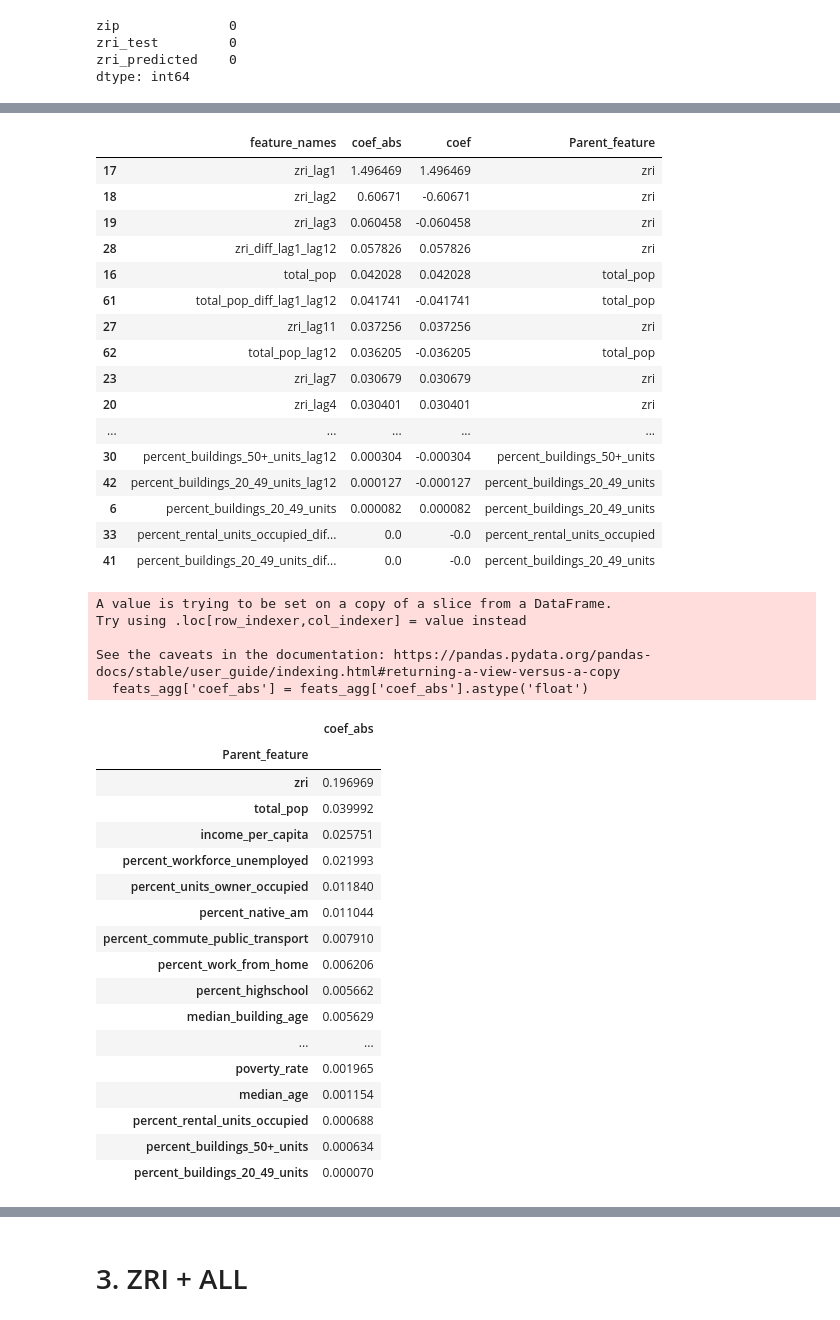
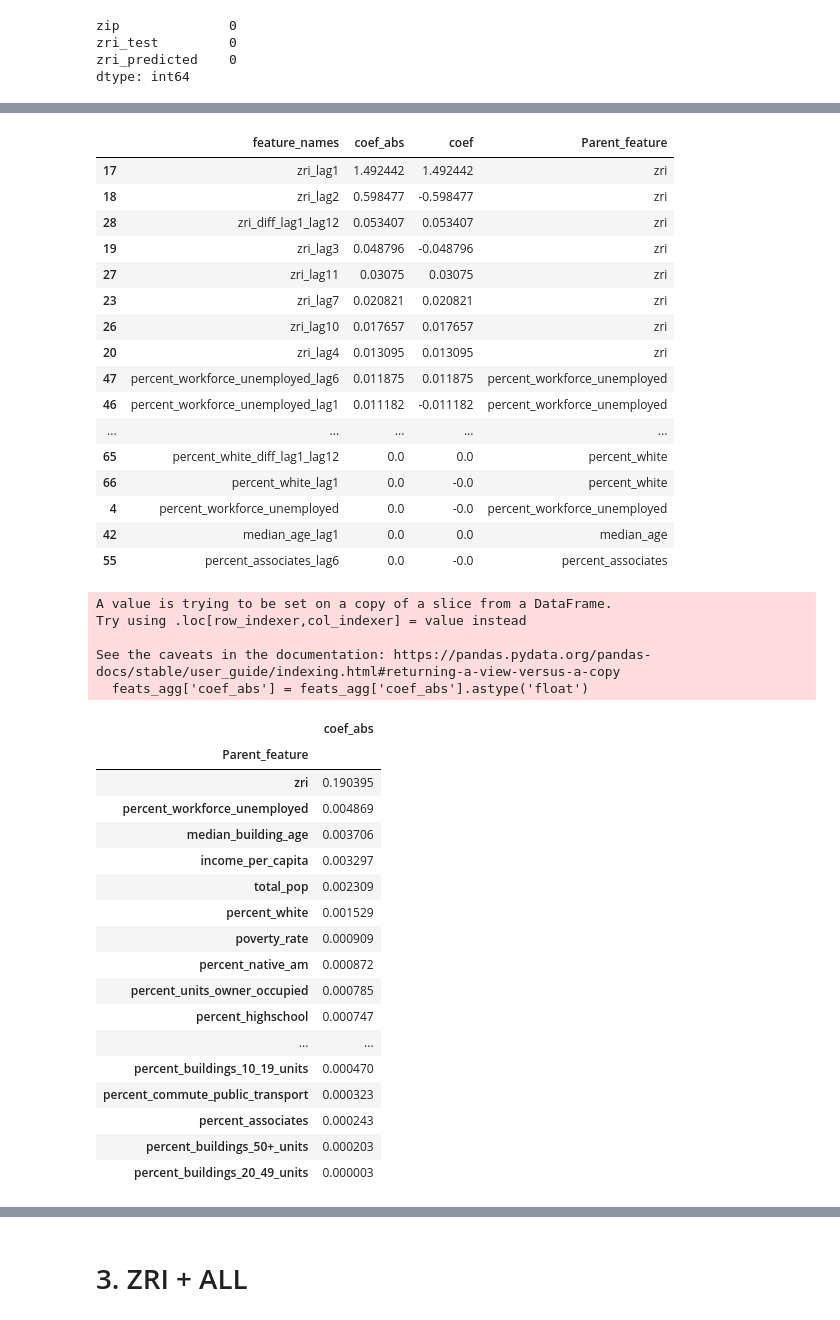
Before and after one commit to Kneck12/zillow-price-index-pred, a Jupyter notebook: Niki/Final Lasso v1.ipynb, the cells around one changed output, grey strips where cells are left out. Saved outputs shown, nothing was run; the diff lists cells and outputs as text; code cells hidden in the pictures.

```diff
--- a/Niki/Final Lasso v1.ipynb
+++ b/Niki/Final Lasso v1.ipynb
@@ -151,5 +149,5 @@ for zipcode in df['zip'].unique():
 # %%
-df = df[gen_cols + acs_cols_keep + bikeshare_cols_keep + economic_cols_keep + trends_cols_keep]
+df_orig = df_orig[gen_cols + acs_cols_keep + bikeshare_cols_keep + economic_cols_keep + trends_cols_keep]
 # %%
 scale_columns = ['percent_buildings_50+_units', 'percent_associates',
        'percent_rental_units_occupied', 'percent_white', 'percent_highschool',
@@ -167,11 +165,11 @@ scale_columns = ['percent_buildings_50+_units', 'percent_associates',
        'starbucks', 'getaway', 'places to go', 'unemployment', 'euthanasia',
        'multifamily_for_rent_searches']
 # %%
-for zipcode in df['zip'].unique():
+for zipcode in df_orig['zip'].unique():
     globals()[f"scaler_features_{zipcode}"]=StandardScaler(copy=False)
-    df_filtered=df[df['zip']==zipcode]
+    df_filtered=df_orig[df_orig['zip']==zipcode]
     df_filtered_train = df_filtered[df_filtered['year']<2019]
     globals()[f"scaler_features_{zipcode}"].fit(df_filtered_train[scale_columns])
-    df.loc[df['zip']==zipcode,scale_columns]=globals()[f"scaler_features_{zipcode}"].transform(df_filtered[scale_columns])
+    df_orig.loc[df_orig['zip']==zipcode,scale_columns]=globals()[f"scaler_features_{zipcode}"].transform(df_filtered[scale_columns])
 # %%
-df_scaled_no_lags = df.copy()
+df_scaled_no_lags = df_orig.copy()
@@ -425,7 +392,11 @@ df_zri_acs = lag_gen(df_zri_acs)
 # %%
 for col in acs_cols_keep:
     df_zri_acs = laggenerator_diff12(1,col,df_zri_acs)
+    df_zri_acs = laggenerator(1,col,df_zri_acs)
+    df_zri_acs = laggenerator(6,col,df_zri_acs)
     df_zri_acs = laggenerator(12,col,df_zri_acs)
+    #for i in range(1,4):
+       # df_zri_acs = laggenerator_diff(i,col,df)
 # %%
 df = df_zri_acs
 train = df[(df['year'] < 2019) & (df['year']>=2015)]
@@ -532,50 +528,50 @@ feature_importances['Parent_feature']=feature_importances['Parent_feature'].appl
 # %%
 #feature_importances=feature_importances.groupby('Parent_feature').agg('mean').sort_values('Importance',ascending=False)
-feature_importances
+#feature_importances
 # %% [output]
 |  | feature_names | coef_abs | coef | Parent_feature |
-| 17 | zri_lag1 | 1.496469 | 1.496469 | zri |
-| 18 | zri_lag2 | 0.60671 | -0.60671 | zri |
-| 19 | zri_lag3 | 0.060458 | -0.060458 | zri |
-| 28 | zri_diff_lag1_lag12 | 0.057826 | 0.057826 | zri |
-| 16 | total_pop | 0.042028 | 0.042028 | total_pop |
-| 61 | total_pop_diff_lag1_lag12 | 0.041741 | -0.041741 | total_pop |
-| 27 | zri_lag11 | 0.037256 | 0.037256 | zri |
-| 62 | total_pop_lag12 | 0.036205 | -0.036205 | total_pop |
-| 23 | zri_lag7 | 0.030679 | 0.030679 | zri |
-| 20 | zri_lag4 | 0.030401 | 0.030401 | zri |
+| 17 | zri_lag1 | 1.492442 | 1.492442 | zri |
+| 18 | zri_lag2 | 0.598477 | -0.598477 | zri |
+| 28 | zri_diff_lag1_lag12 | 0.053407 | 0.053407 | zri |
+| 19 | zri_lag3 | 0.048796 | -0.048796 | zri |
+| 27 | zri_lag11 | 0.03075 | 0.03075 | zri |
+| 23 | zri_lag7 | 0.020821 | 0.020821 | zri |
+| 26 | zri_lag10 | 0.017657 | 0.017657 | zri |
+| 20 | zri_lag4 | 0.013095 | 0.013095 | zri |
+| 47 | percent_workforce_unemployed_lag6 | 0.011875 | 0.011875 | percent_workforce_unemployed |
+| 46 | percent_workforce_unemployed_lag1 | 0.011182 | -0.011182 | percent_workforce_unemployed |
 | ... | ... | ... | ... | ... |
-| 30 | percent_buildings_50+_units_lag12 | 0.000304 | -0.000304 | percent_buildings_50+_units |
-| 42 | percent_buildings_20_49_units_lag12 | 0.000127 | -0.000127 | percent_buildings_20_49_units |
-| 6 | percent_buildings_20_49_units | 0.000082 | 0.000082 | percent_buildings_20_49_units |
-| 33 | percent_rental_units_occupied_dif... | 0.0 | -0.0 | percent_rental_units_occupied |
-| 41 | percent_buildings_20_49_units_dif... | 0.0 | -0.0 | percent_buildings_20_49_units |
+| 65 | percent_white_diff_lag1_lag12 | 0.0 | 0.0 | percent_white |
+| 66 | percent_white_lag1 | 0.0 | -0.0 | percent_white |
+| 4 | percent_workforce_unemployed | 0.0 | -0.0 | percent_workforce_unemployed |
+| 42 | median_age_lag1 | 0.0 | 0.0 | median_age |
+| 55 | percent_associates_lag6 | 0.0 | -0.0 | percent_associates |
 # %%
 feats_agg = feature_importances[['coef_abs','Parent_feature']]
 feats_agg['coef_abs'] = feats_agg['coef_abs'].astype('float')
-feats_agg = feats_agg.groupby('Parent_feature').agg('mean').sort_values('coef_abs',ascending=False)
-feats_agg
+feats_agg_abs = feats_agg.groupby('Parent_feature').agg('mean').sort_values('coef_abs',ascending=False)
+feats_agg_abs
 # %% [output]
 A value is trying to be set on a copy of a slice from a DataFrame.
 Try using .loc[row_indexer,col_indexer] = value instead
 
 See the caveats in the documentation: https://pandas.pydata.org/pandas-docs/stable/user_guide/indexing.html#returning-a-view-versus-a-copy
   feats_agg['coef_abs'] = feats_agg['coef_abs'].astype('float')
 |  | coef_abs |
 | Parent_feature |  |
-| zri | 0.196969 |
-| total_pop | 0.039992 |
-| income_per_capita | 0.025751 |
-| percent_workforce_unemployed | 0.021993 |
-| percent_units_owner_occupied | 0.011840 |
-| percent_native_am | 0.011044 |
-| percent_commute_public_transport | 0.007910 |
-| percent_work_from_home | 0.006206 |
-| percent_highschool | 0.005662 |
-| median_building_age | 0.005629 |
+| zri | 0.190395 |
+| percent_workforce_unemployed | 0.004869 |
+| median_building_age | 0.003706 |
+| income_per_capita | 0.003297 |
+| total_pop | 0.002309 |
+| percent_white | 0.001529 |
+| poverty_rate | 0.000909 |
+| percent_native_am | 0.000872 |
+| percent_units_owner_occupied | 0.000785 |
+| percent_highschool | 0.000747 |
 | ... | ... |
-| poverty_rate | 0.001965 |
-| median_age | 0.001154 |
-| percent_rental_units_occupied | 0.000688 |
-| percent_buildings_50+_units | 0.000634 |
-| percent_buildings_20_49_units | 0.000070 |
+| percent_buildings_10_19_units | 0.000470 |
+| percent_commute_public_transport | 0.000323 |
+| percent_associates | 0.000243 |
+| percent_buildings_50+_units | 0.000203 |
+| percent_buildings_20_49_units | 0.000003 |
```
Also changed, not shown: parts of 56 cells of this notebook, 2 other files.
